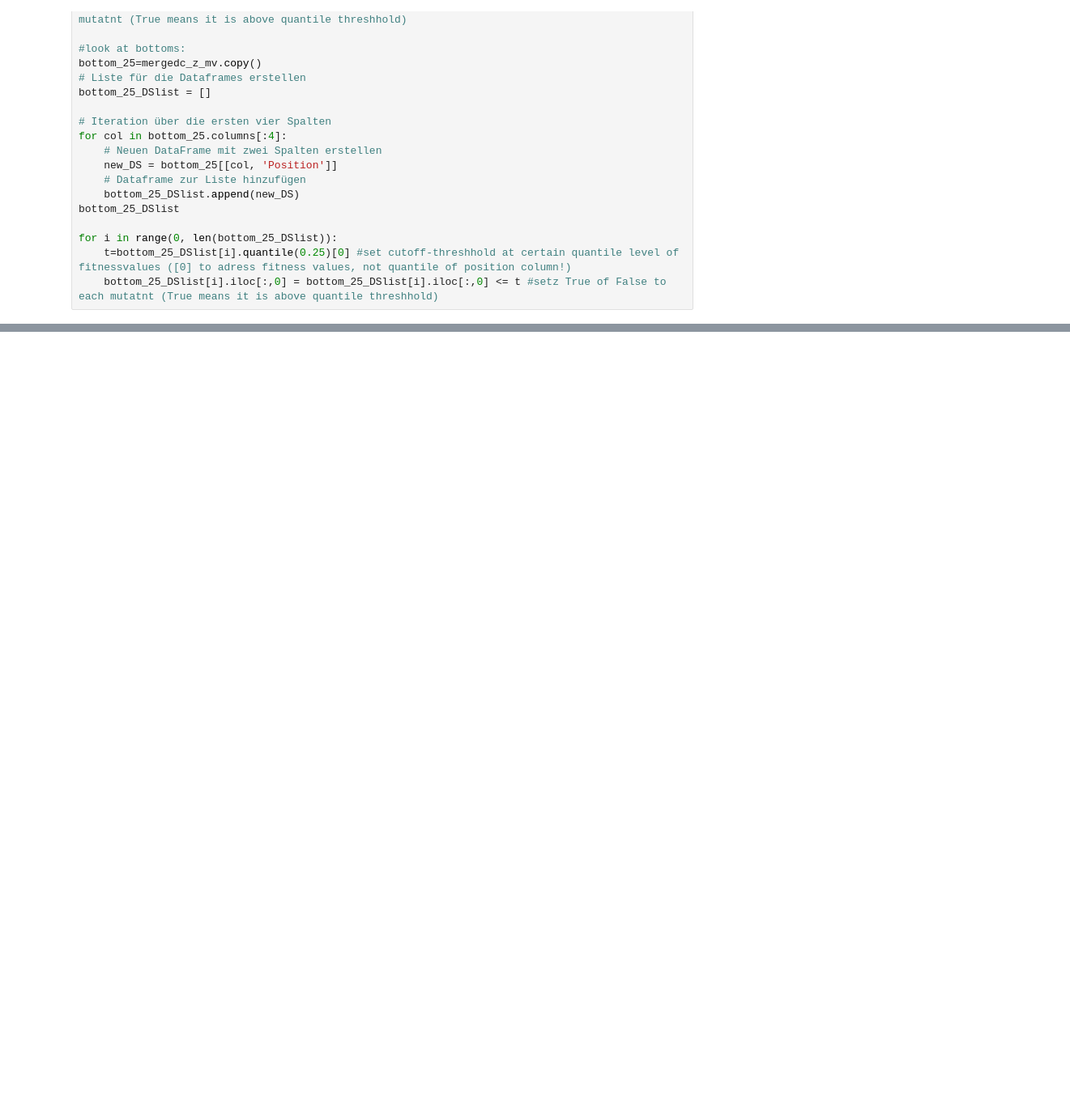
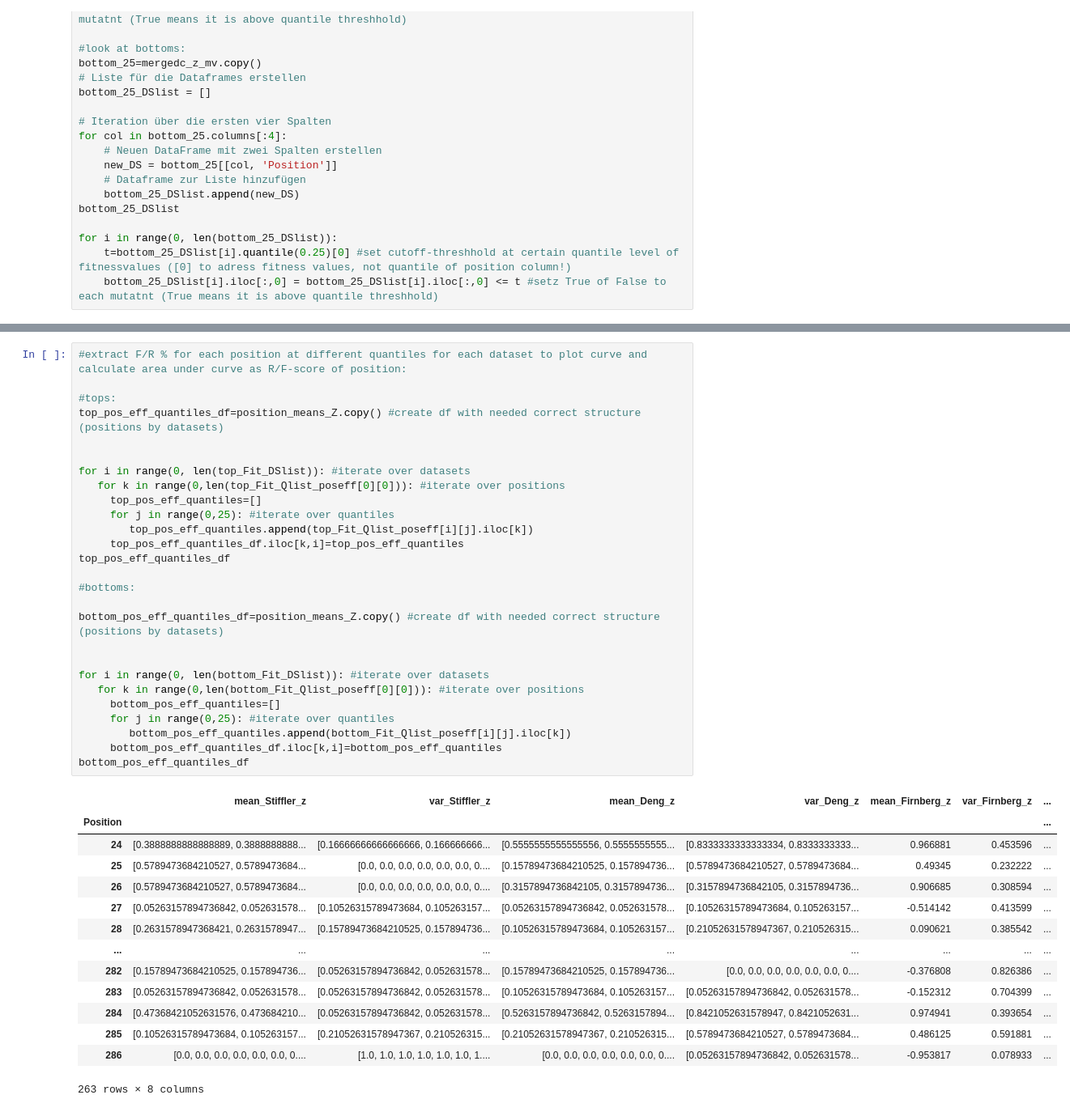
Before and after one commit to datascience-mobi-2023/topic02_team01, a Jupyter notebook: MaltesSpaghettiCode.ipynb, the cells around one changed output, grey strips where cells are left out. Shown at 81% size. Saved outputs shown, nothing was run; the diff lists cells and outputs as text; blank space fills up the shorter version.

```diff
--- a/MaltesSpaghettiCode.ipynb
+++ b/MaltesSpaghettiCode.ipynb
@@ -464,0 +585,42 @@ for i in range (0, len(bottom_25_DSlist)):
+# %%
+#extract F/R % for each position at different quantiles for each dataset to plot curve and calculate area under curve as R/F-score of position:
+
+#tops:
+top_pos_eff_quantiles_df=position_means_Z.copy() #create df with needed correct structure (positions by datasets)
+
+
+for i in range(0, len(top_Fit_DSlist)): #iterate over datasets
+   for k in range(0,len(top_Fit_Qlist_poseff[0][0])): #iterate over positions
+     top_pos_eff_quantiles=[]
+     for j in range(0,25): #iterate over quantiles
+        top_pos_eff_quantiles.append(top_Fit_Qlist_poseff[i][j].iloc[k])
+     top_pos_eff_quantiles_df.iloc[k,i]=top_pos_eff_quantiles
+top_pos_eff_quantiles_df
+
+#bottoms:
+
+bottom_pos_eff_quantiles_df=position_means_Z.copy() #create df with needed correct structure (positions by datasets)
+
+
+for i in range(0, len(bottom_Fit_DSlist)): #iterate over datasets
+   for k in range(0,len(bottom_Fit_Qlist_poseff[0][0])): #iterate over positions
+     bottom_pos_eff_quantiles=[]
+     for j in range(0,25): #iterate over quantiles
+        bottom_pos_eff_quantiles.append(bottom_Fit_Qlist_poseff[i][j].iloc[k])
+     bottom_pos_eff_quantiles_df.iloc[k,i]=bottom_pos_eff_quantiles
+bottom_pos_eff_quantiles_df
+# %% [output]
+|  | mean_Stiffler_z | var_Stiffler_z | mean_Deng_z | var_Deng_z | mean_Firnberg_z | var_Firnberg_z | ... |
+| Position |  |  |  |  |  |  | ... |
+| 24 | [0.3888888888888889, 0.3888888888... | [0.16666666666666666, 0.166666666... | [0.5555555555555556, 0.5555555555... | [0.8333333333333334, 0.8333333333... | 0.966881 | 0.453596 | ... |
+| 25 | [0.5789473684210527, 0.5789473684... | [0.0, 0.0, 0.0, 0.0, 0.0, 0.0, 0.... | [0.15789473684210525, 0.157894736... | [0.5789473684210527, 0.5789473684... | 0.49345 | 0.232222 | ... |
+| 26 | [0.5789473684210527, 0.5789473684... | [0.0, 0.0, 0.0, 0.0, 0.0, 0.0, 0.... | [0.3157894736842105, 0.3157894736... | [0.3157894736842105, 0.3157894736... | 0.906685 | 0.308594 | ... |
+| 27 | [0.05263157894736842, 0.052631578... | [0.10526315789473684, 0.105263157... | [0.05263157894736842, 0.052631578... | [0.10526315789473684, 0.105263157... | -0.514142 | 0.413599 | ... |
+| 28 | [0.2631578947368421, 0.2631578947... | [0.15789473684210525, 0.157894736... | [0.10526315789473684, 0.105263157... | [0.21052631578947367, 0.210526315... | 0.090621 | 0.385542 | ... |
+| ... | ... | ... | ... | ... | ... | ... | ... |
+| 282 | [0.15789473684210525, 0.157894736... | [0.05263157894736842, 0.052631578... | [0.15789473684210525, 0.157894736... | [0.0, 0.0, 0.0, 0.0, 0.0, 0.0, 0.... | -0.376808 | 0.826386 | ... |
+| 283 | [0.05263157894736842, 0.052631578... | [0.05263157894736842, 0.052631578... | [0.10526315789473684, 0.105263157... | [0.05263157894736842, 0.052631578... | -0.152312 | 0.704399 | ... |
+| 284 | [0.47368421052631576, 0.473684210... | [0.05263157894736842, 0.052631578... | [0.5263157894736842, 0.5263157894... | [0.8421052631578947, 0.8421052631... | 0.974941 | 0.393654 | ... |
+| 285 | [0.10526315789473684, 0.105263157... | [0.21052631578947367, 0.210526315... | [0.21052631578947367, 0.210526315... | [0.5789473684210527, 0.5789473684... | 0.486125 | 0.591881 | ... |
+| 286 | [0.0, 0.0, 0.0, 0.0, 0.0, 0.0, 0.... | [1.0, 1.0, 1.0, 1.0, 1.0, 1.0, 1.... | [0.0, 0.0, 0.0, 0.0, 0.0, 0.0, 0.... | [0.05263157894736842, 0.052631578... | -0.953817 | 0.078933 | ... |
+263 rows × 8 columns
```
Also changed, not shown: parts of 7 cells of this notebook.
